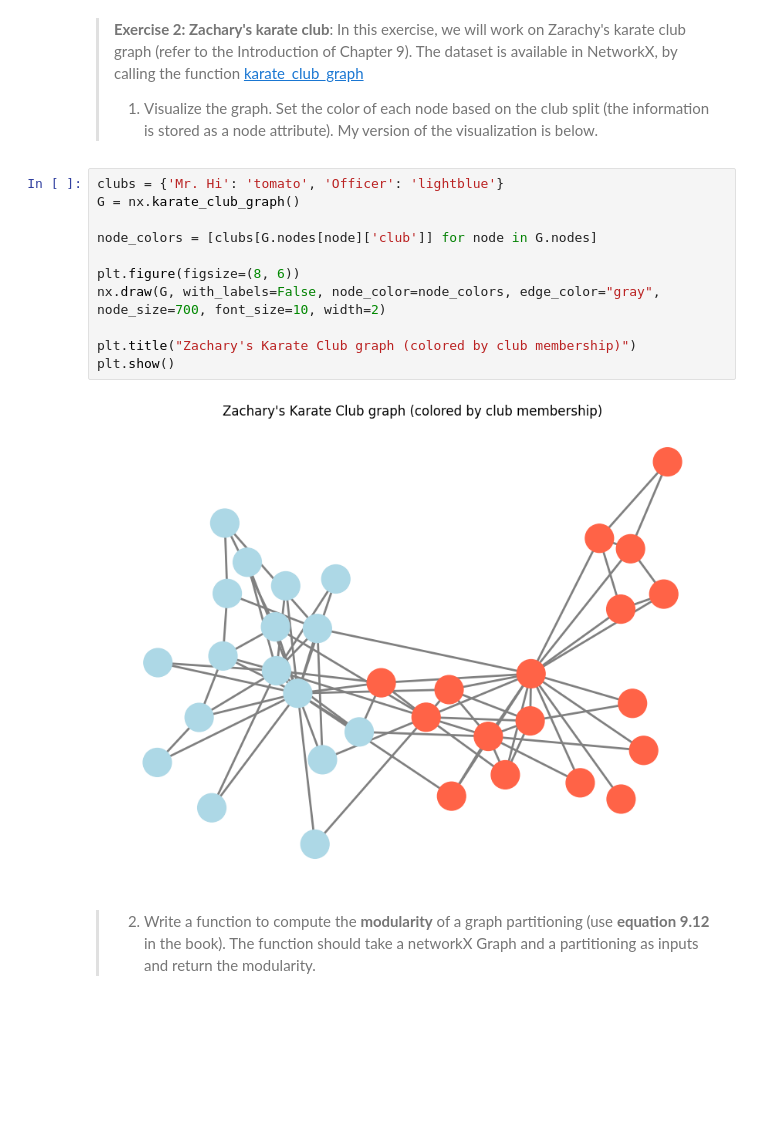
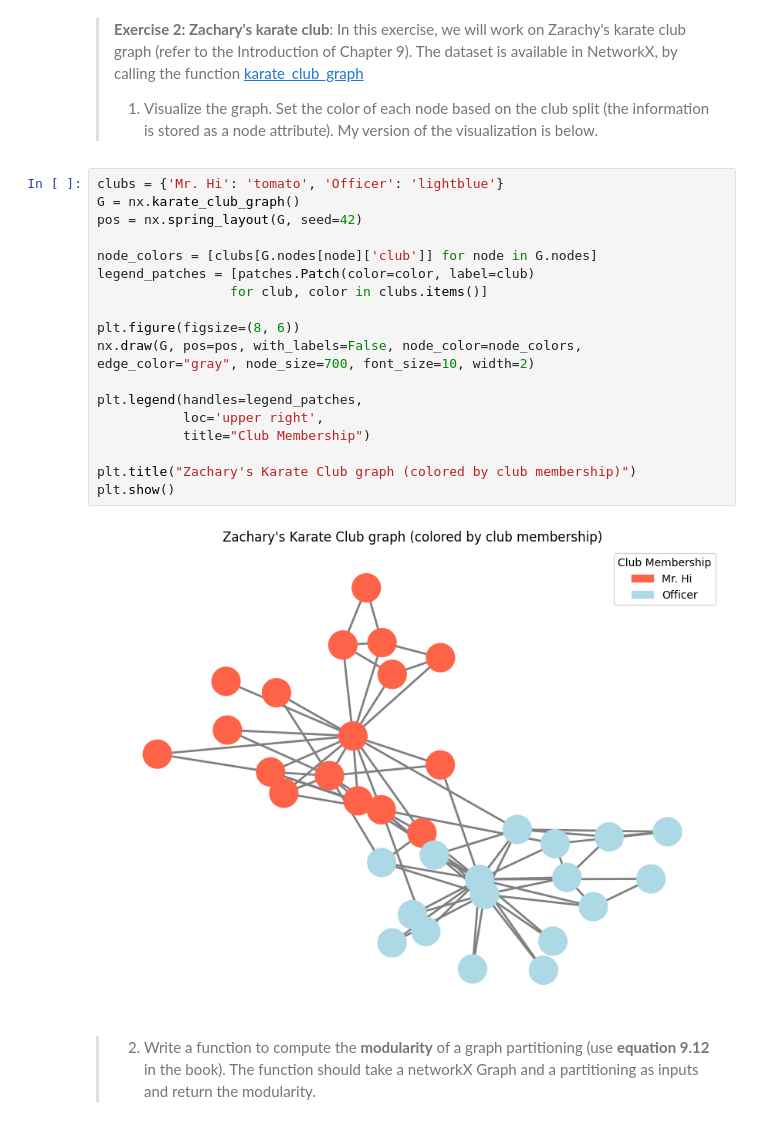
Before and after one commit to katinka314/CSS_project2, a Jupyter notebook: Part 2.ipynb, the cells around one changed output. Drawn from its saved outputs; the diff is of its cells as text; blank space fills up the shorter version.

```diff
--- a/Part 2.ipynb
+++ b/Part 2.ipynb
@@ -400,16 +401,23 @@ We can say with very high confidence that the original networks dosen't have com
 # %%
 clubs = {'Mr. Hi': 'tomato', 'Officer': 'lightblue'}
 G = nx.karate_club_graph()
+pos = nx.spring_layout(G, seed=42)
 
 node_colors = [clubs[G.nodes[node]['club']] for node in G.nodes]
+legend_patches = [patches.Patch(color=color, label=club)
+                 for club, color in clubs.items()]
 
 plt.figure(figsize=(8, 6))
-nx.draw(G, with_labels=False, node_color=node_colors, edge_color="gray", node_size=700, font_size=10, width=2)
+nx.draw(G, pos=pos, with_labels=False, node_color=node_colors, edge_color="gray", node_size=700, font_size=10, width=2)
+
+plt.legend(handles=legend_patches,
+           loc='upper right',
+           title="Club Membership")
 
 plt.title("Zachary's Karate Club graph (colored by club membership)")
 plt.show()
 # %% [output]
-[figure, old version]
+[figure, new version]
 # %% [markdown]
 > 2. Write a function to compute the __modularity__ of a graph partitioning (use **equation 9.12** in the book). The function should take a networkX Graph and a partitioning as inputs and return the modularity.
 # %%
```
Also changed, not shown: parts of 13 cells of this notebook, 2 other files.
